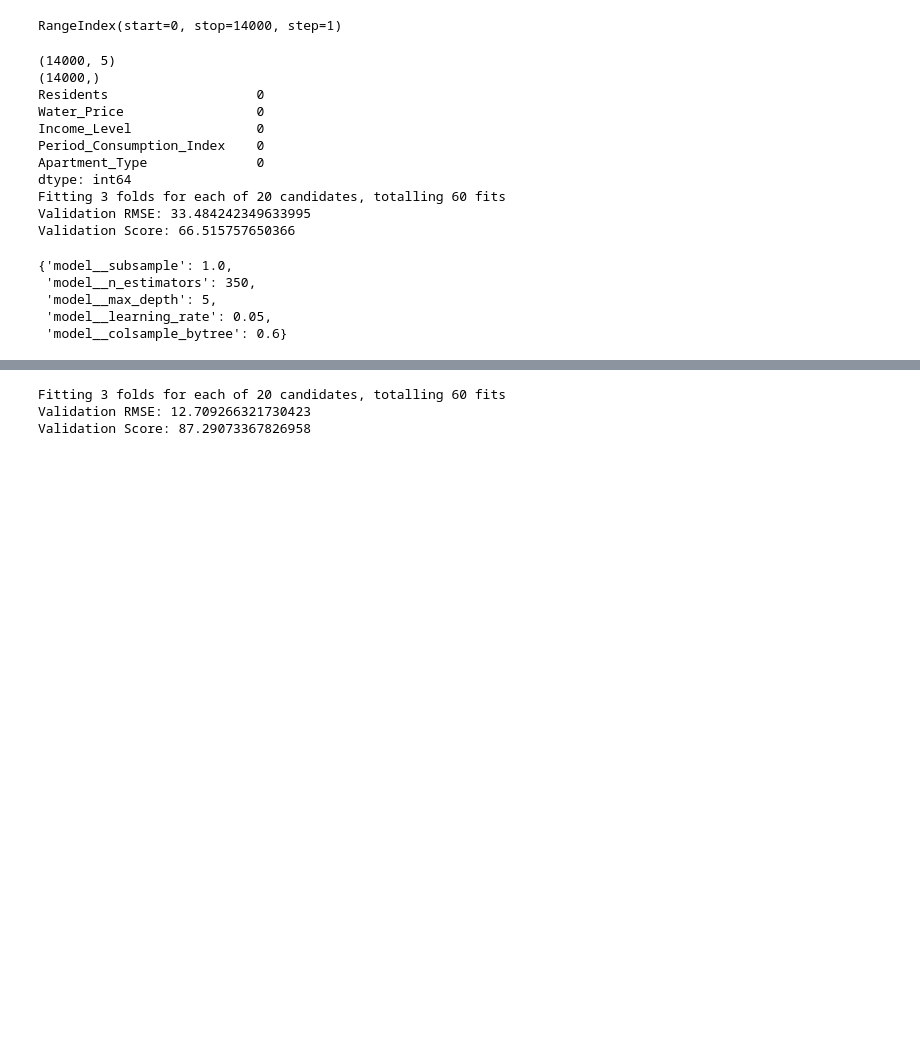
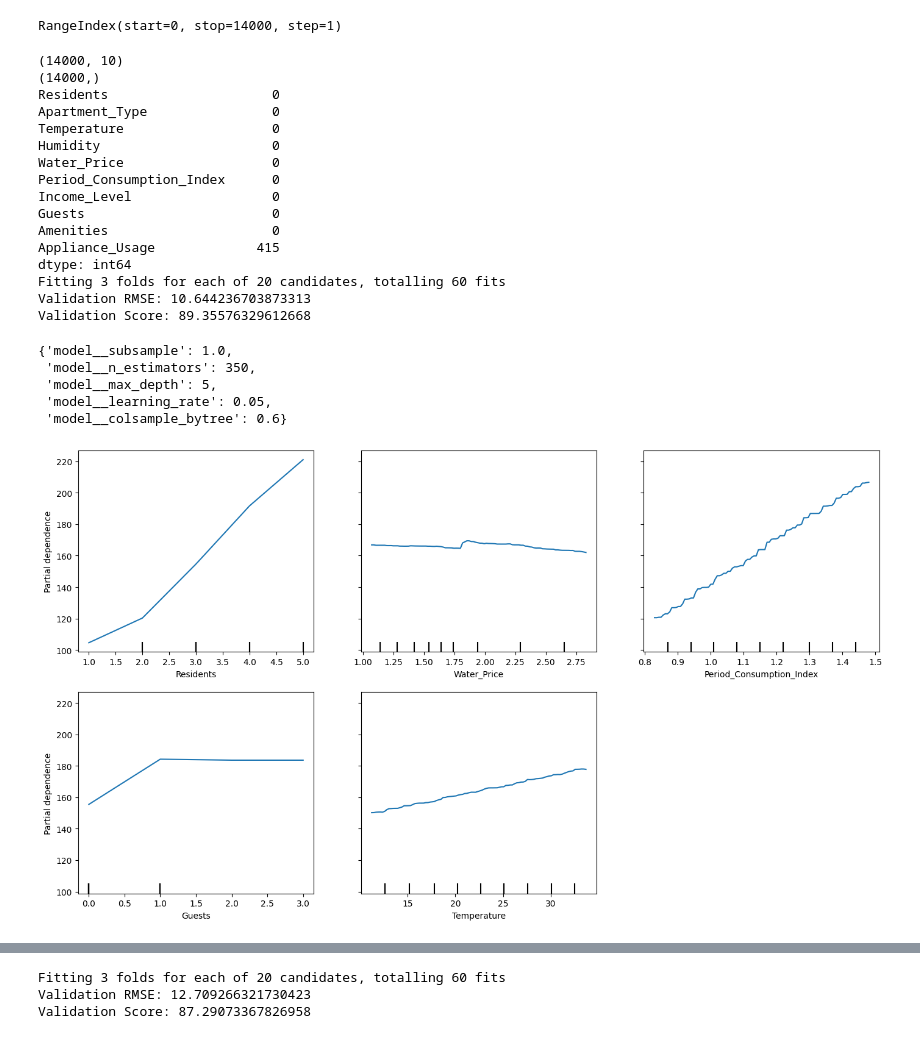
Before and after one commit to dikshaaswal/Smart_Water_Consumption, a Jupyter notebook: Water_Consumption.ipynb, the cells around one changed output, grey strips where cells are left out. Cells and saved outputs as stored; diff of their text form; code cells hidden in the pictures; blank space fills up the shorter version.

Commit message:
Added some more details to the plots.

```diff
--- a/Water_Consumption.ipynb
+++ b/Water_Consumption.ipynb
@@ -5,6 +5,11 @@
 
 from google.colab import drive
 drive.mount('/content/drive')
+from pathlib import Path
+
+
+# Define your data path once
+data_path = Path("/content/drive/MyDrive/Colab Notebooks")
 # %% [output]
 Drive already mounted at /content/drive; to attempt to forcibly remount, call drive.mount("/content/drive", force_remount=True).
 # %% [markdown]
@@ -15,6 +20,6 @@ import numpy as np
 import matplotlib.pyplot as plt
 import seaborn as sns
 # %%
-train = pd.read_csv('/content/drive/MyDrive/Colab Notebooks/train.csv')
+train = pd.read_csv(data_path/'train.csv')
 # %%
 train.shape
@@ -1141,16 +1202,16 @@ from sklearn.model_selection import RandomizedSearchCV
 
 # Step 1: Define features and target
 target = "Water_Consumption"
+features = [
+    "Residents", "Apartment_Type", "Temperature", "Humidity", "Water_Price",
+    "Period_Consumption_Index", "Income_Level", "Guests", "Amenities",
+    "Appliance_Usage"
+]
+
 # features = [
-#     "Residents", "Apartment_Type", "Temperature", "Humidity", "Water_Price",
-#     "Period_Consumption_Index", "Income_Level", "Guests", "Amenities",
-#     "Appliance_Usage"
+#     "Residents", "Water_Price",'Income_Level',
+#     "Period_Consumption_Index", 'Apartment_Type'
 # ]
-
-features = [
-    "Residents", "Water_Price",'Income_Level',
-    "Period_Consumption_Index", 'Apartment_Type'
-]
 
 
 X = train[features]
@@ -1160,8 +1221,8 @@ print(y.shape)
 print(X.isna().sum())
 
 # Step 2: Preprocess categorical and numeric features
-# categorical_features = ["Apartment_Type", "Income_Level", "Amenities"]
-categorical_features = ["Apartment_Type", "Income_Level"]
+categorical_features = ["Apartment_Type", "Income_Level", "Amenities"]
+# categorical_features = ["Apartment_Type", "Income_Level"]
 
 numerical_features = list(set(features) - set(categorical_features))
 
@@ -1217,17 +1278,22 @@ val_score = max(0, 100 - val_rmse)
 print("Validation RMSE:", val_rmse)
 print("Validation Score:", val_score)
 # %% [output]
-(14000, 5)
+(14000, 10)
 (14000,)
-Residents                   0
-Water_Price                 0
-Income_Level                0
-Period_Consumption_Index    0
-Apartment_Type              0
+Residents                     0
+Apartment_Type                0
+Temperature                   0
+Humidity                      0
+Water_Price                   0
+Period_Consumption_Index      0
+Income_Level                  0
+Guests                        0
+Amenities                     0
+Appliance_Usage             415
 dtype: int64
 Fitting 3 folds for each of 20 candidates, totalling 60 fits
-Validation RMSE: 33.484242349633995
-Validation Score: 66.515757650366
+Validation RMSE: 10.644236703873313
+Validation Score: 89.35576329612668
 # %%
 random_search.best_params_
 # %% [output]
@@ -1236,3 +1302,19 @@ random_search.best_params_
  'model__max_depth': 5,
  'model__learning_rate': 0.05,
  'model__colsample_bytree': 0.6}
+# %%
+from sklearn.inspection import PartialDependenceDisplay
+import matplotlib.pyplot as plt
+
+# Top features to visualize partial dependence
+top_features = ["Residents", "Water_Price", "Period_Consumption_Index", "Guests", "Temperature"]
+
+
+
+# Plot partial dependence for top features
+fig, ax = plt.subplots(figsize=(14, 8))
+PartialDependenceDisplay.from_estimator(random_search, X_train, top_features, ax=ax)
+plt.tight_layout()
+plt.show()
+# %% [output]
+[figure, added]
```
Also changed, not shown: parts of 19 cells of this notebook.
